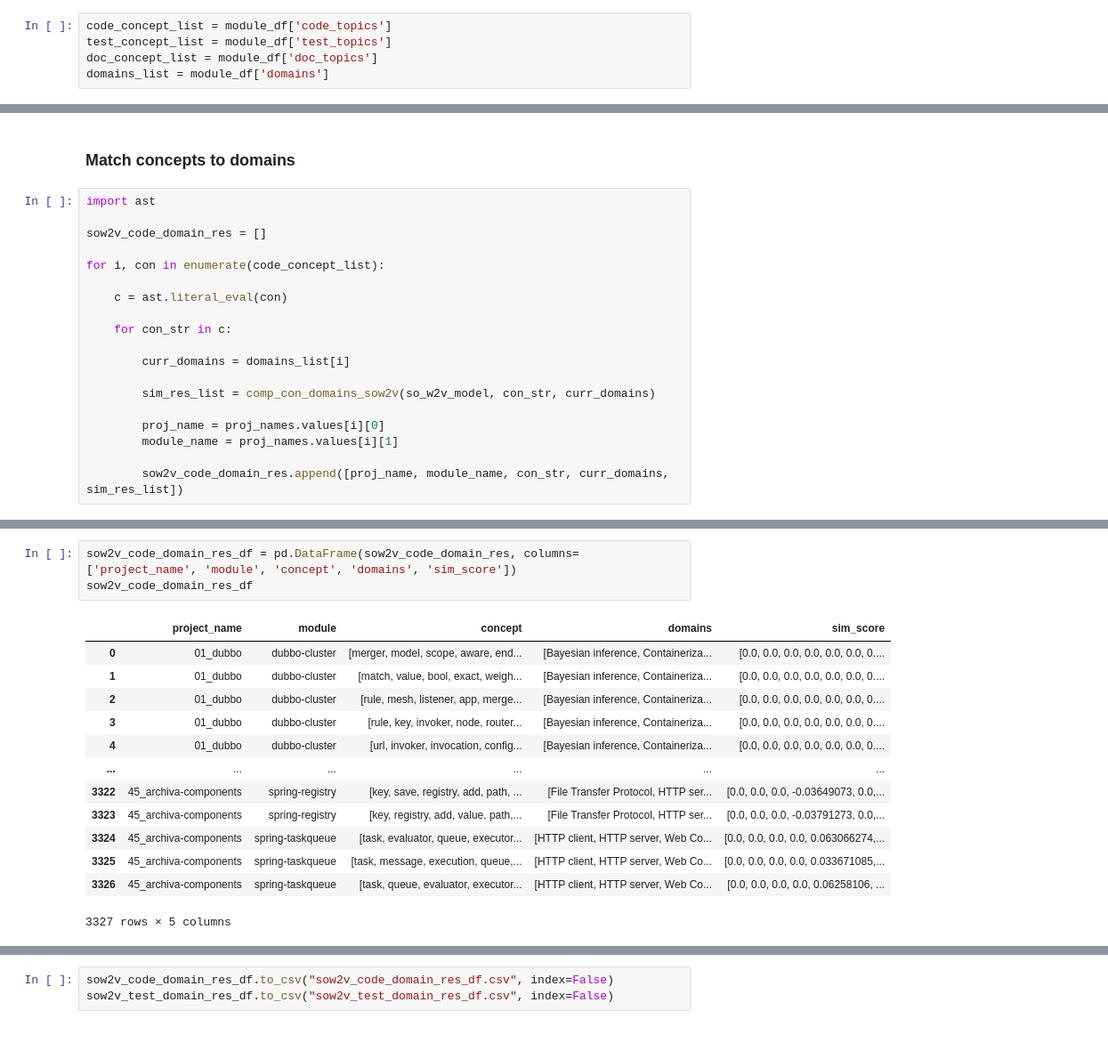
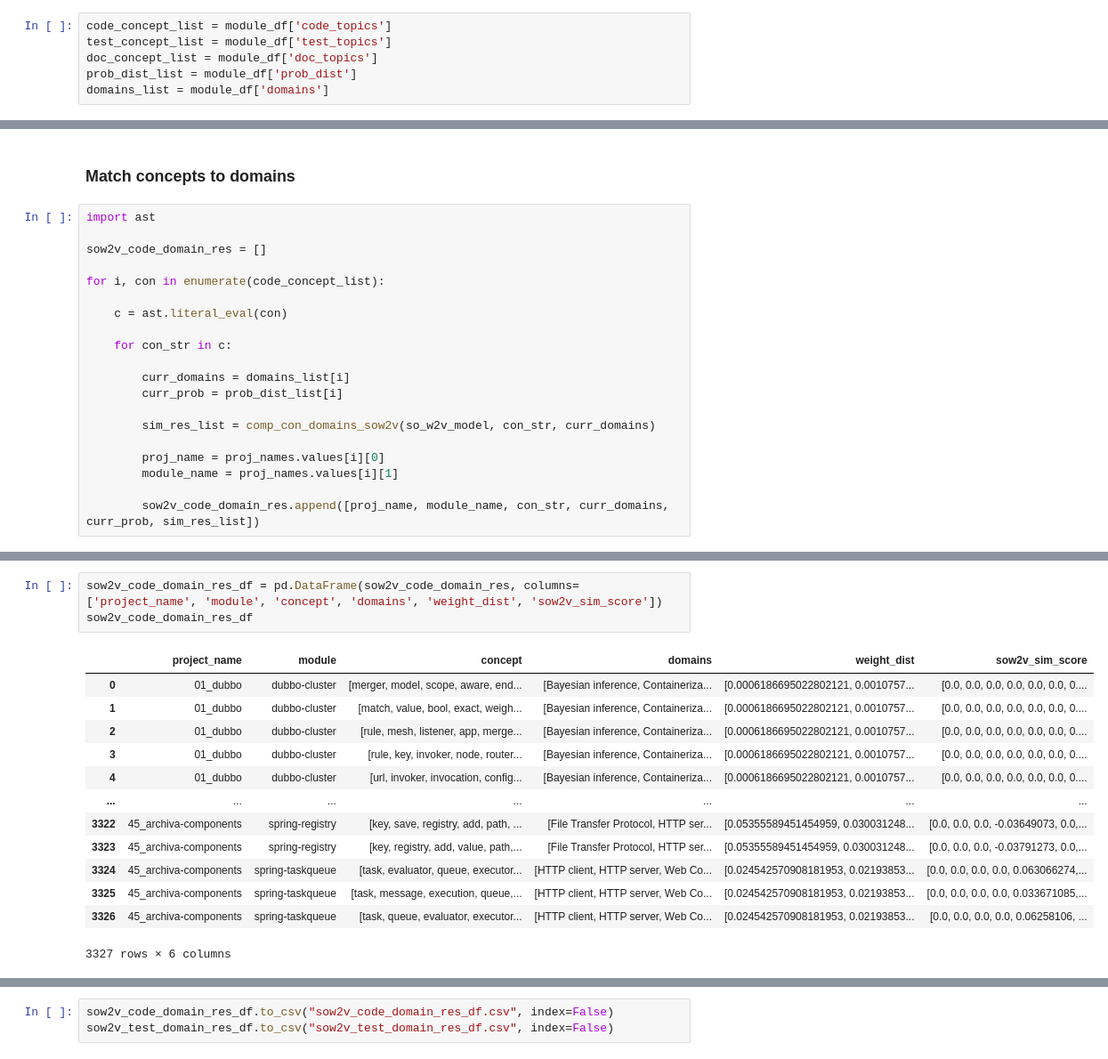
Before and after one commit to zakipauzi/concept-domain-coverage, a Jupyter notebook: 2_topic_ad_matching_embeddings.ipynb, the cells around one changed output, grey strips where cells are left out. Shown at 89% size. Cells and saved outputs as stored; diff of their text form.

Commit message:
updated sim score for sow2v

```diff
--- a/2_topic_ad_matching_embeddings.ipynb
+++ b/2_topic_ad_matching_embeddings.ipynb
@@ -147,6 +147,7 @@ module_df[-5:]
 code_concept_list = module_df['code_topics']
 test_concept_list = module_df['test_topics']
 doc_concept_list = module_df['doc_topics']
+prob_dist_list = module_df['prob_dist']
 domains_list = module_df['domains']
 # %%
 proj_names = module_df[['project_name', 'module']]
@@ -213,13 +214,14 @@ for i, con in enumerate(code_concept_list):
     for con_str in c:
 
         curr_domains = domains_list[i]
+        curr_prob = prob_dist_list[i]
 
         sim_res_list = comp_con_domains_sow2v(so_w2v_model, con_str, curr_domains)
 
         proj_name = proj_names.values[i][0]
         module_name = proj_names.values[i][1]
 
-        sow2v_code_domain_res.append([proj_name, module_name, con_str, curr_domains, sim_res_list])
+        sow2v_code_domain_res.append([proj_name, module_name, con_str, curr_domains, curr_prob, sim_res_list])
 # %%
 sow2v_test_domain_res = []
 
@@ -240,18 +243,18 @@ for i, con in enumerate(test_concept_list):
 # %%
-sow2v_code_domain_res_df = pd.DataFrame(sow2v_code_domain_res, columns=['project_name', 'module', 'concept', 'domains', 'sim_score'])
+sow2v_code_domain_res_df = pd.DataFrame(sow2v_code_domain_res, columns=['project_name', 'module', 'concept', 'domains', 'weight_dist', 'sow2v_sim_score'])
 sow2v_code_domain_res_df
 # %% [output]
-|  | project_name | module | concept | domains | sim_score |
-| 0 | 01_dubbo | dubbo-cluster | [merger, model, scope, aware, end... | [Bayesian inference, Containeriza... | [0.0, 0.0, 0.0, 0.0, 0.0, 0.0, 0.... |
-| 1 | 01_dubbo | dubbo-cluster | [match, value, bool, exact, weigh... | [Bayesian inference, Containeriza... | [0.0, 0.0, 0.0, 0.0, 0.0, 0.0, 0.... |
-| 2 | 01_dubbo | dubbo-cluster | [rule, mesh, listener, app, merge... | [Bayesian inference, Containeriza... | [0.0, 0.0, 0.0, 0.0, 0.0, 0.0, 0.... |
-| 3 | 01_dubbo | dubbo-cluster | [rule, key, invoker, node, router... | [Bayesian inference, Containeriza... | [0.0, 0.0, 0.0, 0.0, 0.0, 0.0, 0.... |
-| 4 | 01_dubbo | dubbo-cluster | [url, invoker, invocation, config... | [Bayesian inference, Containeriza... | [0.0, 0.0, 0.0, 0.0, 0.0, 0.0, 0.... |
-| ... | ... | ... | ... | ... | ... |
-| 3322 | 45_archiva-components | spring-registry | [key, save, registry, add, path, ... | [File Transfer Protocol, HTTP ser... | [0.0, 0.0, 0.0, -0.03649073, 0.0,... |
-| 3323 | 45_archiva-components | spring-registry | [key, registry, add, value, path,... | [File Transfer Protocol, HTTP ser... | [0.0, 0.0, 0.0, -0.03791273, 0.0,... |
-| 3324 | 45_archiva-components | spring-taskqueue | [task, evaluator, queue, executor... | [HTTP client, HTTP server, Web Co... | [0.0, 0.0, 0.0, 0.0, 0.063066274,... |
-| 3325 | 45_archiva-components | spring-taskqueue | [task, message, execution, queue,... | [HTTP client, HTTP server, Web Co... | [0.0, 0.0, 0.0, 0.0, 0.033671085,... |
-| 3326 | 45_archiva-components | spring-taskqueue | [task, queue, evaluator, executor... | [HTTP client, HTTP server, Web Co... | [0.0, 0.0, 0.0, 0.0, 0.06258106, ... |
+|  | project_name | module | concept | domains | weight_dist | sow2v_sim_score |
+| 0 | 01_dubbo | dubbo-cluster | [merger, model, scope, aware, end... | [Bayesian inference, Containeriza... | [0.0006186695022802121, 0.0010757... | [0.0, 0.0, 0.0, 0.0, 0.0, 0.0, 0.... |
+| 1 | 01_dubbo | dubbo-cluster | [match, value, bool, exact, weigh... | [Bayesian inference, Containeriza... | [0.0006186695022802121, 0.0010757... | [0.0, 0.0, 0.0, 0.0, 0.0, 0.0, 0.... |
+| 2 | 01_dubbo | dubbo-cluster | [rule, mesh, listener, app, merge... | [Bayesian inference, Containeriza... | [0.0006186695022802121, 0.0010757... | [0.0, 0.0, 0.0, 0.0, 0.0, 0.0, 0.... |
+| 3 | 01_dubbo | dubbo-cluster | [rule, key, invoker, node, router... | [Bayesian inference, Containeriza... | [0.0006186695022802121, 0.0010757... | [0.0, 0.0, 0.0, 0.0, 0.0, 0.0, 0.... |
+| 4 | 01_dubbo | dubbo-cluster | [url, invoker, invocation, config... | [Bayesian inference, Containeriza... | [0.0006186695022802121, 0.0010757... | [0.0, 0.0, 0.0, 0.0, 0.0, 0.0, 0.... |
+| ... | ... | ... | ... | ... | ... | ... |
+| 3322 | 45_archiva-components | spring-registry | [key, save, registry, add, path, ... | [File Transfer Protocol, HTTP ser... | [0.05355589451454959, 0.030031248... | [0.0, 0.0, 0.0, -0.03649073, 0.0,... |
+| 3323 | 45_archiva-components | spring-registry | [key, registry, add, value, path,... | [File Transfer Protocol, HTTP ser... | [0.05355589451454959, 0.030031248... | [0.0, 0.0, 0.0, -0.03791273, 0.0,... |
+| 3324 | 45_archiva-components | spring-taskqueue | [task, evaluator, queue, executor... | [HTTP client, HTTP server, Web Co... | [0.024542570908181953, 0.02193853... | [0.0, 0.0, 0.0, 0.0, 0.063066274,... |
+| 3325 | 45_archiva-components | spring-taskqueue | [task, message, execution, queue,... | [HTTP client, HTTP server, Web Co... | [0.024542570908181953, 0.02193853... | [0.0, 0.0, 0.0, 0.0, 0.033671085,... |
+| 3326 | 45_archiva-components | spring-taskqueue | [task, queue, evaluator, executor... | [HTTP client, HTTP server, Web Co... | [0.024542570908181953, 0.02193853... | [0.0, 0.0, 0.0, 0.0, 0.06258106, ... |
-3327 rows × 5 columns
+3327 rows × 6 columns
 # %%
```
Also changed, not shown: parts of 2 cells of this notebook, 2 other files.
